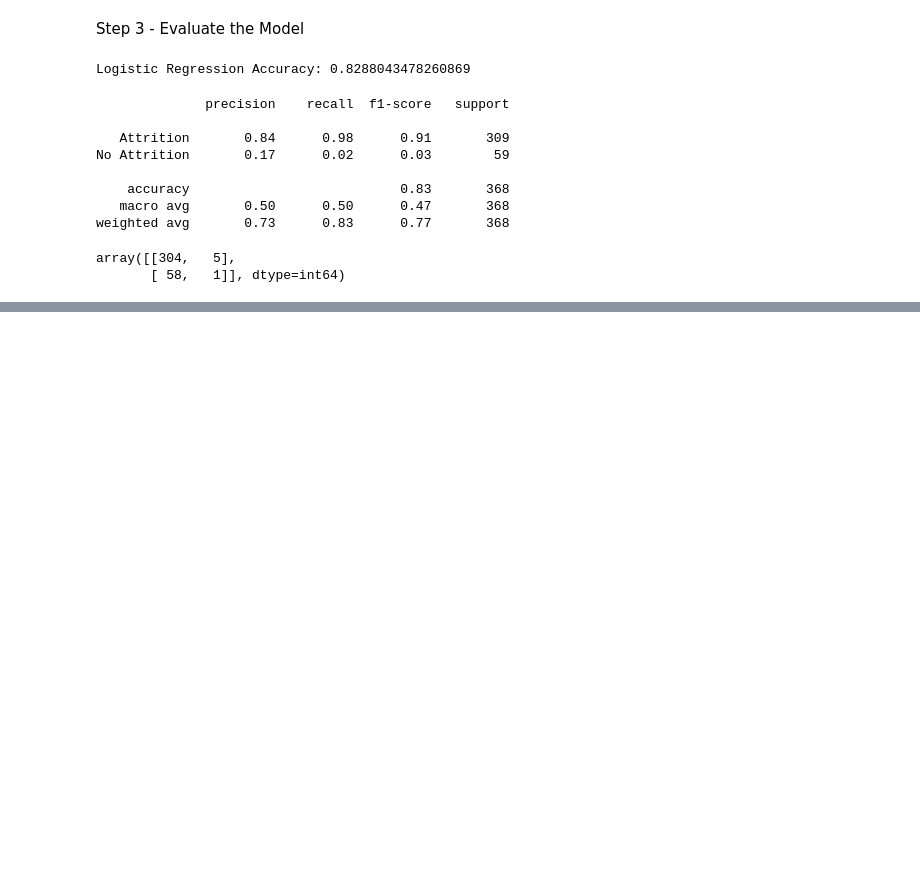
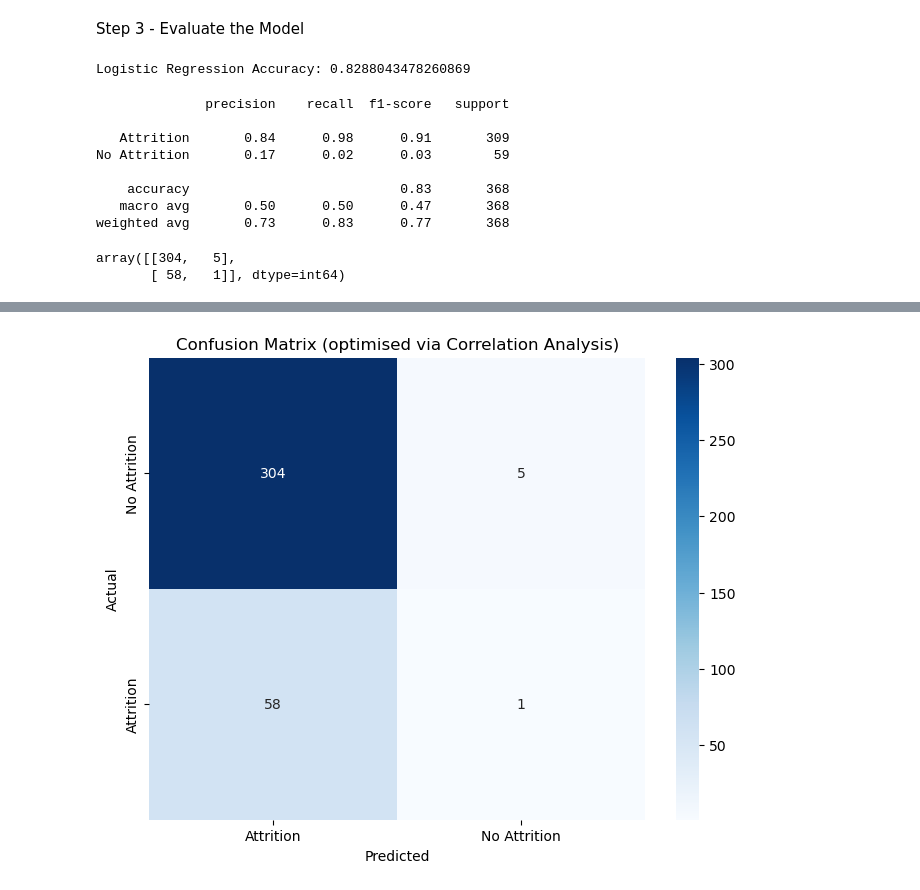
Before and after one commit to ddaniel2024/Project-4, a Jupyter notebook: attrition_analysis_optimisation_correlation_analysis.ipynb, the cells around one changed output, grey strips where cells are left out. Cells and saved outputs as stored; diff of their text form; code cells hidden in the pictures; blank space fills up the shorter version.

```diff
--- a/attrition_analysis_optimisation_correlation_analysis.ipynb
+++ b/attrition_analysis_optimisation_correlation_analysis.ipynb
@@ -323,4 +209,0 @@ weighted avg       0.84      0.85      0.80       368
-# %%
-# Generate the confusion matrix for the optimised model
-conf_matrix = confusion_matrix(y_test, predictions)
-conf_matrix
@@ -340,0 +338,11 @@ plt.show()
+# %%
+# Visualise the confusion matrix as a heatmap
+plt.figure(figsize=(8, 6))
+sns.heatmap(conf_matrix, annot=True, fmt="d", cmap="Blues", xticklabels=["Attrition", "No Attrition"], yticklabels=["No Attrition", "Attrition"])
+plt.xlabel("Predicted")
+plt.ylabel("Actual")
+plt.title("Confusion Matrix (optimised via Correlation Analysis)")
+plt.savefig("output/confusion_matrix_optimisation_corr_analysis", bbox_inches = 'tight')
+plt.show()
+# %% [output]
+[figure, added]
```
Also changed, not shown: parts of 29 cells of this notebook, 14 other files.
